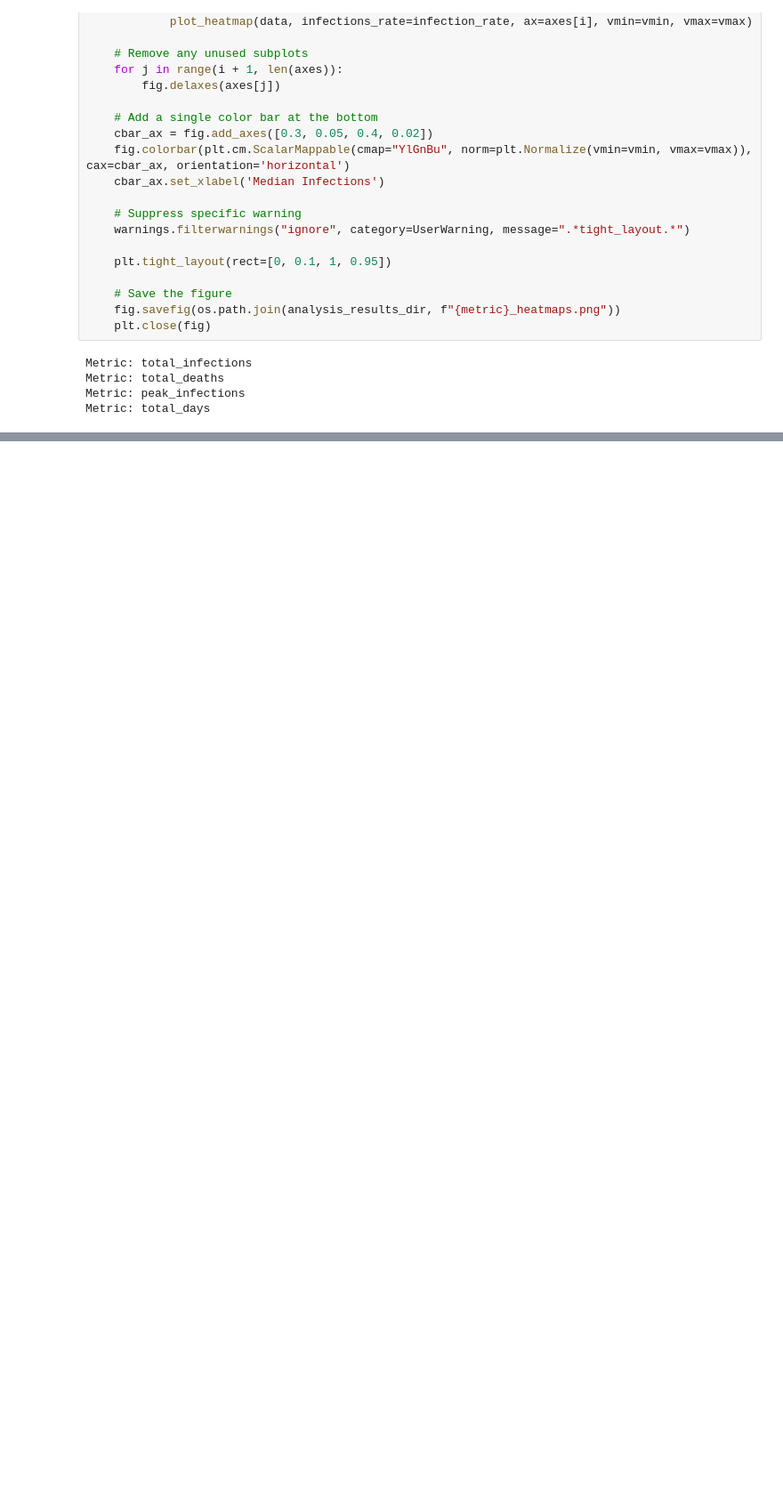
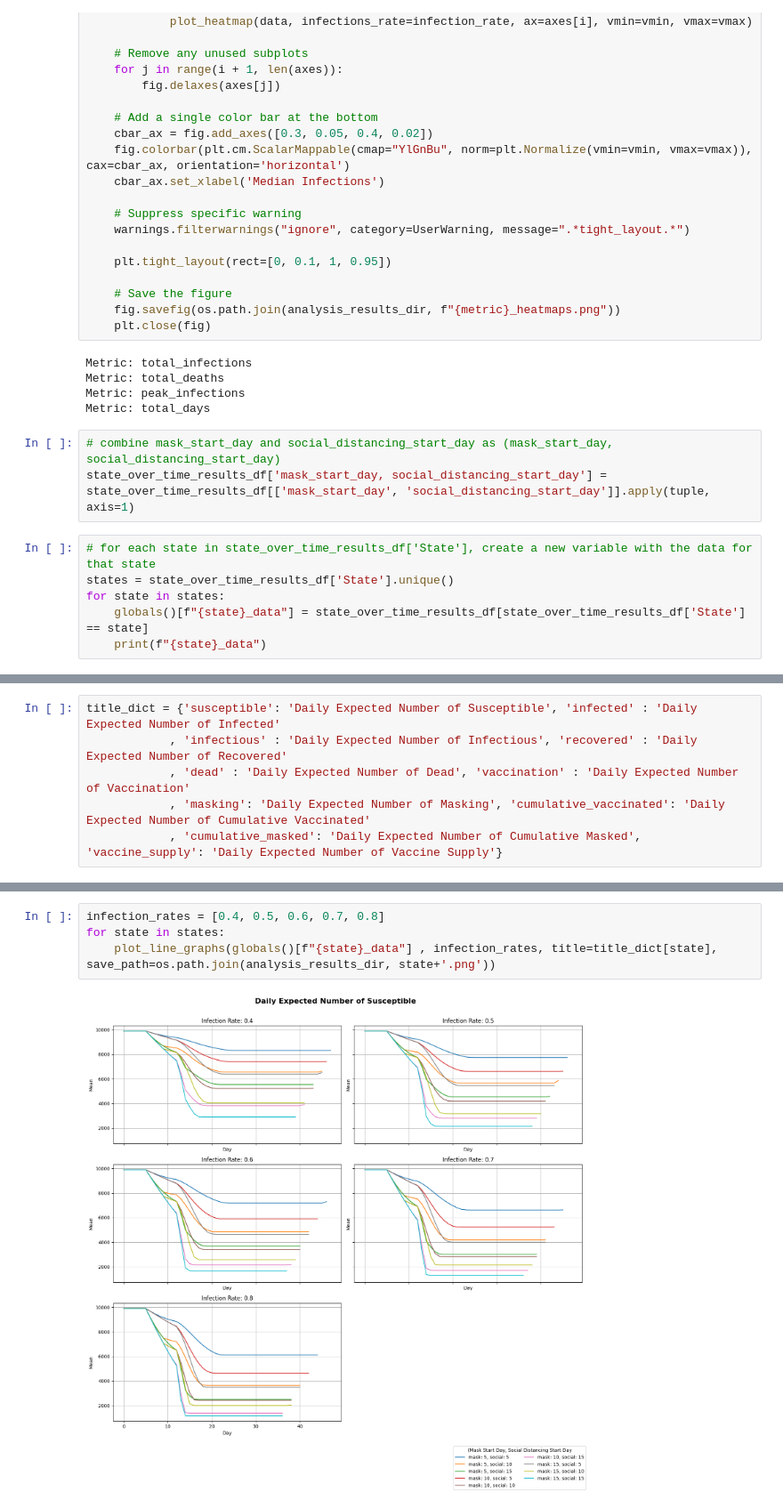
Before and after one commit to shermanpch/pandemic-flu-spread, a Jupyter notebook: simulation_analysis.ipynb, the cells around one changed output, grey strips where cells are left out. Shown at 89% size. Drawn from its saved outputs; the diff is of its cells as text; blank space fills up the shorter version.

Commit message:
adding script to generate graphs for analysis

```diff
--- a/simulation_analysis.ipynb
+++ b/simulation_analysis.ipynb
@@ -119,3 +121,12 @@ Metric: total_infections
 Metric: total_deaths
 Metric: peak_infections
 Metric: total_days
+# %%
+# combine mask_start_day and social_distancing_start_day as (mask_start_day, social_distancing_start_day)
+state_over_time_results_df['mask_start_day, social_distancing_start_day'] = state_over_time_results_df[['mask_start_day', 'social_distancing_start_day']].apply(tuple, axis=1)
+# %%
+# for each state in state_over_time_results_df['State'], create a new variable with the data for that state
+states = state_over_time_results_df['State'].unique()
+for state in states:
+    globals()[f"{state}_data"] = state_over_time_results_df[state_over_time_results_df['State'] == state]
+    print(f"{state}_data")
@@ -121,0 +144,6 @@ Metric: total_days
+# %%
+title_dict = {'susceptible': 'Daily Expected Number of Susceptible', 'infected' : 'Daily Expected Number of Infected'
+            , 'infectious' : 'Daily Expected Number of Infectious', 'recovered' : 'Daily Expected Number of Recovered'
+            , 'dead' : 'Daily Expected Number of Dead', 'vaccination' : 'Daily Expected Number of Vaccination'
+            , 'masking': 'Daily Expected Number of Masking', 'cumulative_vaccinated': 'Daily Expected Number of Cumulative Vaccinated'
+            , 'cumulative_masked': 'Daily Expected Number of Cumulative Masked', 'vaccine_supply': 'Daily Expected Number of Vaccine Supply'}
@@ -121,0 +200,6 @@ Metric: total_days
+# %%
+infection_rates = [0.4, 0.5, 0.6, 0.7, 0.8]
+for state in states:
+    plot_line_graphs(globals()[f"{state}_data"] , infection_rates, title=title_dict[state], save_path=os.path.join(analysis_results_dir, state+'.png'))
+# %% [output]
+[figure, added]
```
Also changed, not shown: parts of 4 cells of this notebook.
